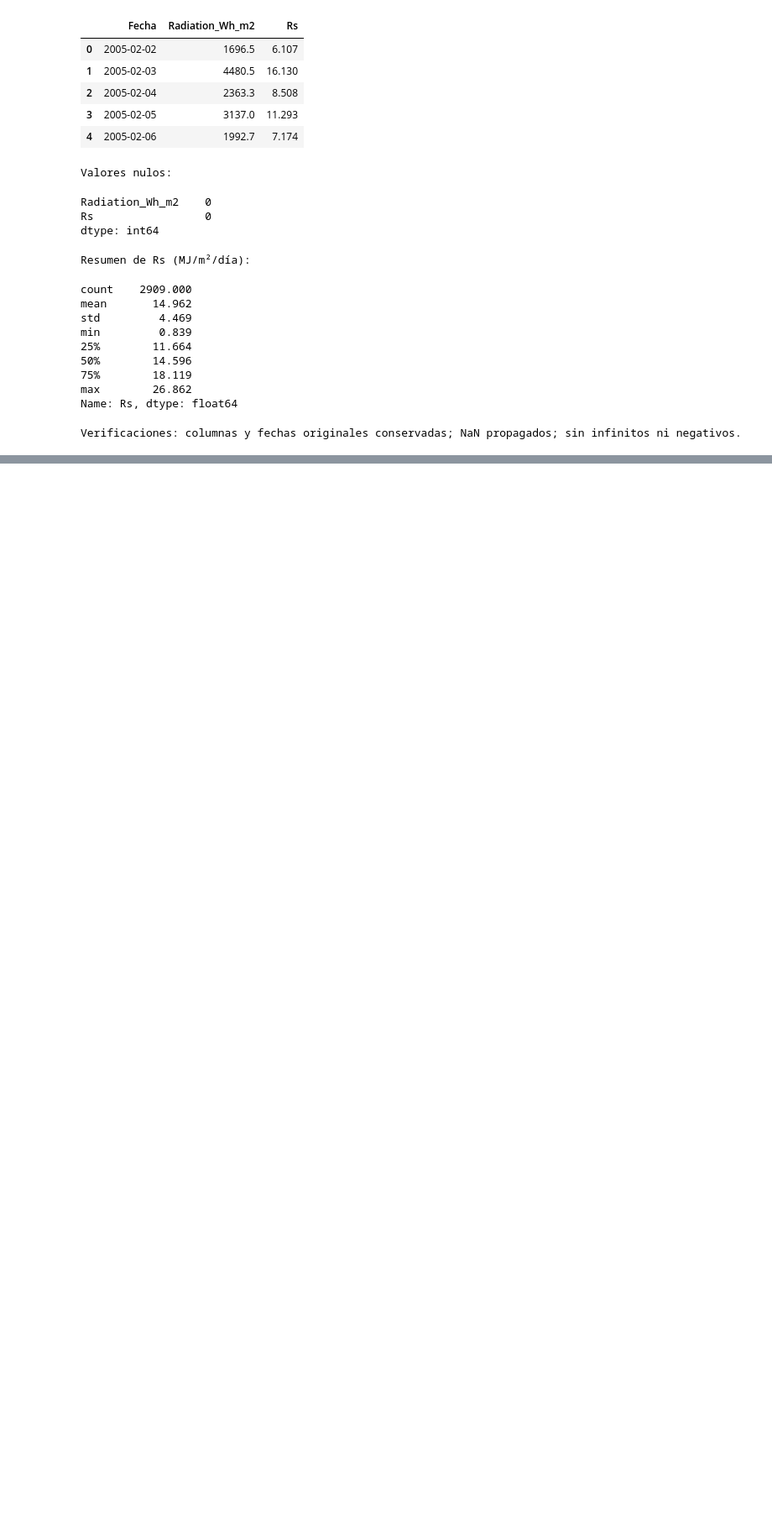
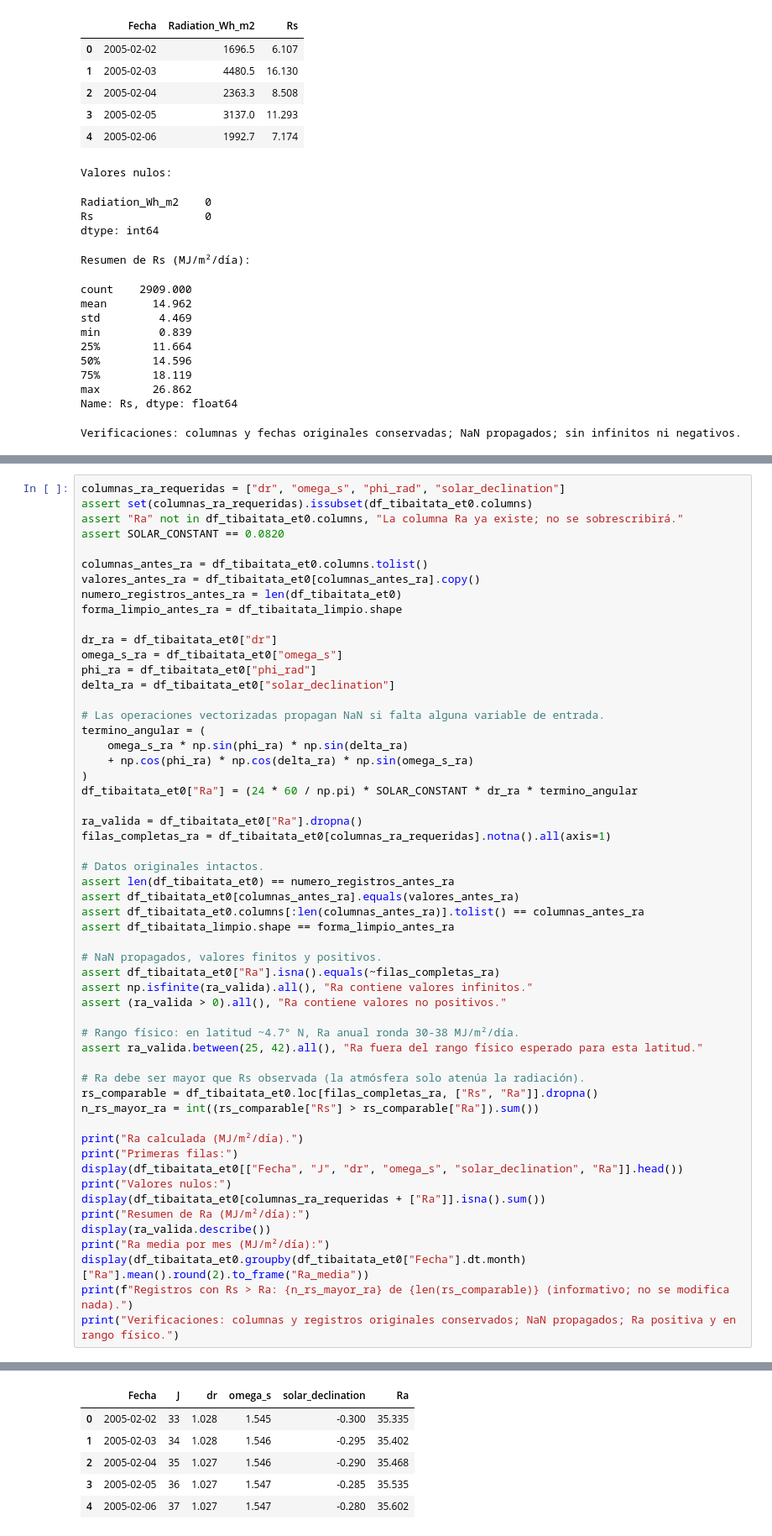
Before and after one commit to nicopulido/Prob_Proyecto_Grado, a Jupyter notebook: Tibaitata/04_calculo_variables_objetivo.ipynb, the cells around one changed output, grey strips where cells are left out. Shown at 84% size. Saved outputs shown, nothing was run; the diff lists cells and outputs as text; blank space fills up the shorter version.

```diff
--- a/Tibaitata/04_calculo_variables_objetivo.ipynb
+++ b/Tibaitata/04_calculo_variables_objetivo.ipynb
@@ -445,0 +554,56 @@ Verificaciones: columnas y fechas originales conservadas; NaN propagados; sin in
+# %%
+columnas_ra_requeridas = ["dr", "omega_s", "phi_rad", "solar_declination"]
+assert set(columnas_ra_requeridas).issubset(df_tibaitata_et0.columns)
+assert "Ra" not in df_tibaitata_et0.columns, "La columna Ra ya existe; no se sobrescribirá."
+assert SOLAR_CONSTANT == 0.0820
+
+columnas_antes_ra = df_tibaitata_et0.columns.tolist()
+valores_antes_ra = df_tibaitata_et0[columnas_antes_ra].copy()
+numero_registros_antes_ra = len(df_tibaitata_et0)
+forma_limpio_antes_ra = df_tibaitata_limpio.shape
+
+dr_ra = df_tibaitata_et0["dr"]
+omega_s_ra = df_tibaitata_et0["omega_s"]
+phi_ra = df_tibaitata_et0["phi_rad"]
+delta_ra = df_tibaitata_et0["solar_declination"]
+
+# Las operaciones vectorizadas propagan NaN si falta alguna variable de entrada.
+termino_angular = (
+    omega_s_ra * np.sin(phi_ra) * np.sin(delta_ra)
+    + np.cos(phi_ra) * np.cos(delta_ra) * np.sin(omega_s_ra)
+)
+df_tibaitata_et0["Ra"] = (24 * 60 / np.pi) * SOLAR_CONSTANT * dr_ra * termino_angular
+
+ra_valida = df_tibaitata_et0["Ra"].dropna()
+filas_completas_ra = df_tibaitata_et0[columnas_ra_requeridas].notna().all(axis=1)
+
+# Datos originales intactos.
+assert len(df_tibaitata_et0) == numero_registros_antes_ra
+assert df_tibaitata_et0[columnas_antes_ra].equals(valores_antes_ra)
+assert df_tibaitata_et0.columns[:len(columnas_antes_ra)].tolist() == columnas_antes_ra
+assert df_tibaitata_limpio.shape == forma_limpio_antes_ra
+
+# NaN propagados, valores finitos y positivos.
+assert df_tibaitata_et0["Ra"].isna().equals(~filas_completas_ra)
+assert np.isfinite(ra_valida).all(), "Ra contiene valores infinitos."
+assert (ra_valida > 0).all(), "Ra contiene valores no positivos."
+
+# Rango físico: en latitud ~4.7° N, Ra anual ronda 30-38 MJ/m²/día.
+assert ra_valida.between(25, 42).all(), "Ra fuera del rango físico esperado para esta latitud."
+
+# Ra debe ser mayor que Rs observada (la atmósfera solo atenúa la radiación).
+rs_comparable = df_tibaitata_et0.loc[filas_completas_ra, ["Rs", "Ra"]].dropna()
+n_rs_mayor_ra = int((rs_comparable["Rs"] > rs_comparable["Ra"]).sum())
+
+print("Ra calculada (MJ/m²/día).")
+print("Primeras filas:")
+display(df_tibaitata_et0[["Fecha", "J", "dr", "omega_s", "solar_declination", "Ra"]].head())
+print("Valores nulos:")
+display(df_tibaitata_et0[columnas_ra_requeridas + ["Ra"]].isna().sum())
+print("Resumen de Ra (MJ/m²/día):")
+display(ra_valida.describe())
+print("Ra media por mes (MJ/m²/día):")
+display(df_tibaitata_et0.groupby(df_tibaitata_et0["Fecha"].dt.month)["Ra"].mean().round(2).to_frame("Ra_media"))
+print(f"Registros con Rs > Ra: {n_rs_mayor_ra} de {len(rs_comparable)} (informativo; no se modifica nada).")
+print("Verificaciones: columnas y registros originales conservados; NaN propagados; Ra positiva y en rango físico.")
+# %% [output]
@@ -445,0 +612,6 @@ Verificaciones: columnas y fechas originales conservadas; NaN propagados; sin in
+|  | Fecha | J | dr | omega_s | solar_declination | Ra |
+| 0 | 2005-02-02 | 33 | 1.028 | 1.545 | -0.300 | 35.335 |
+| 1 | 2005-02-03 | 34 | 1.028 | 1.546 | -0.295 | 35.402 |
+| 2 | 2005-02-04 | 35 | 1.027 | 1.546 | -0.290 | 35.468 |
+| 3 | 2005-02-05 | 36 | 1.027 | 1.547 | -0.285 | 35.535 |
+| 4 | 2005-02-06 | 37 | 1.027 | 1.547 | -0.280 | 35.602 |
```
Also changed, not shown: parts of 6 cells of this notebook.
